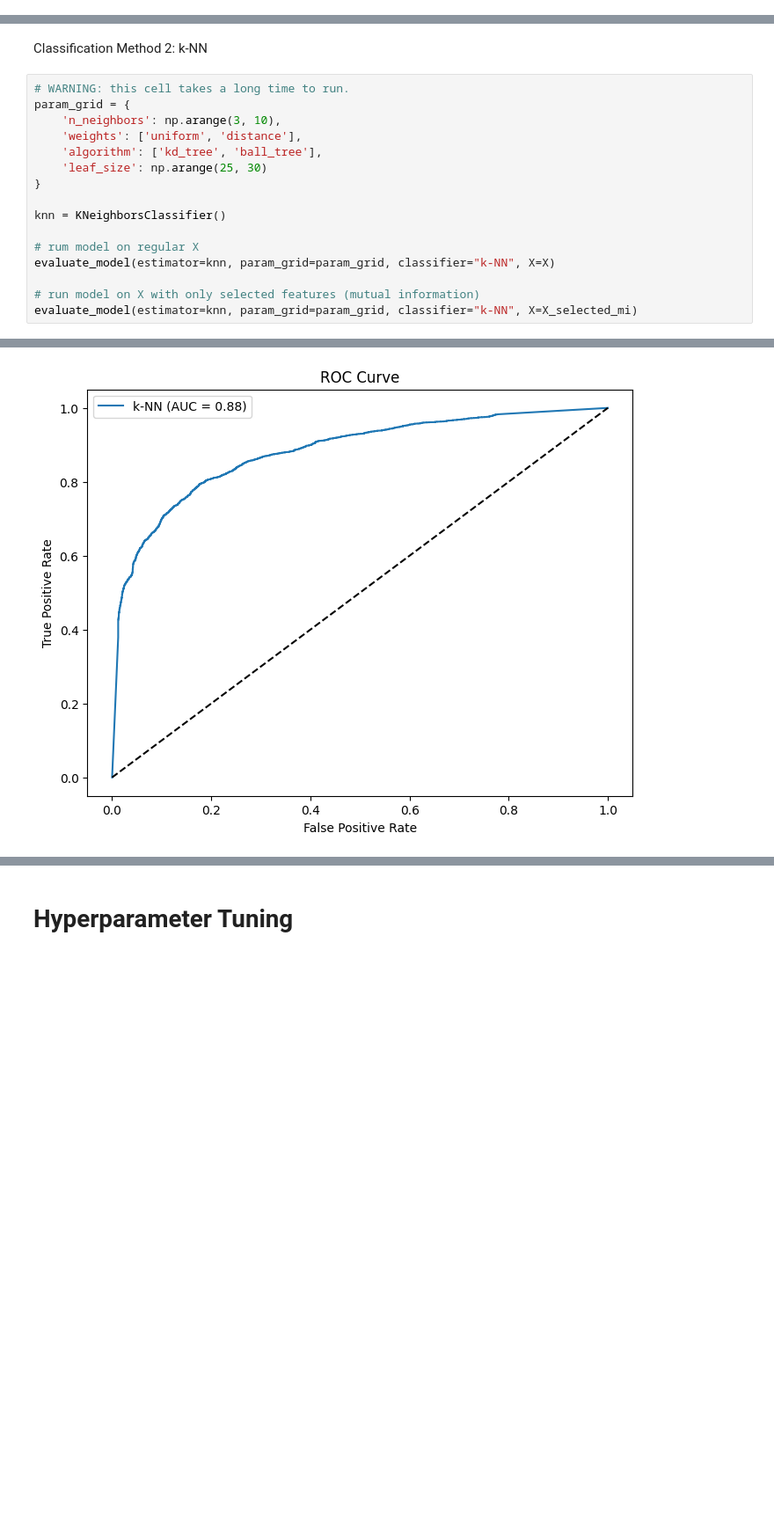
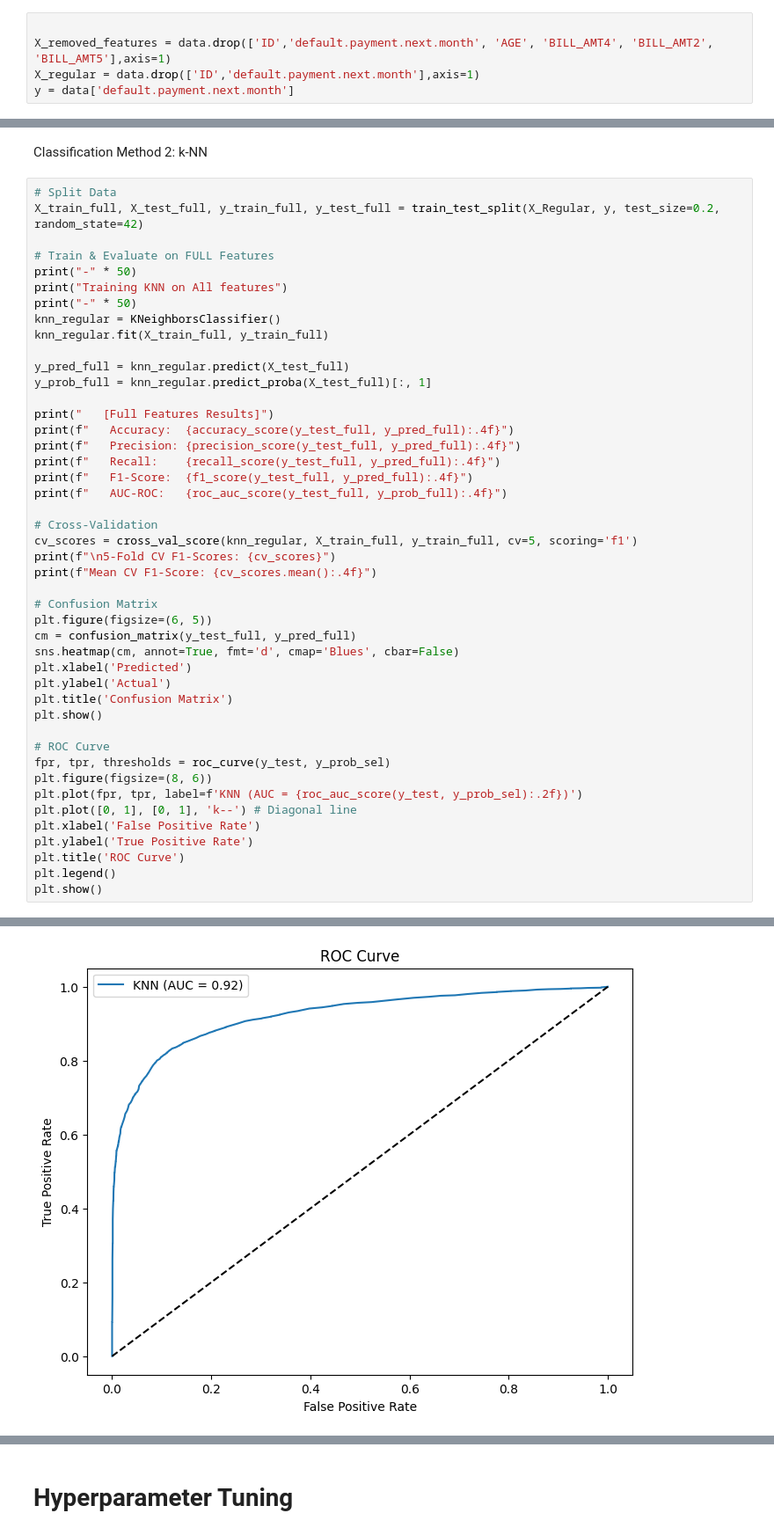
Before and after one commit to Preacho/Credit-Card-Default-Predicition, a Jupyter notebook: Final_Project_Delivery.ipynb, the cells around one changed output, grey strips where cells are left out. Shown at 88% size. Saved outputs shown, nothing was run; the diff lists cells and outputs as text; blank space fills up the shorter version.

Commit message:
modified classificaiton and hyperparameter tuning.
All classifier uses the same selected features dataset for comparison consistency

```diff
--- a/Final_Project_Delivery.ipynb
+++ b/Final_Project_Delivery.ipynb
@@ -734,6 +741,11 @@ X_selected_RFE = X_RFE[selected_feats]
 # %% [output]
 [figure]
 Selected Features (12): ['LIMIT_BAL', 'SEX', 'EDUCATION', 'PAY_0', 'PAY_2', 'PAY_AMT1', 'BILL_AMT1', 'BILL_AMT3', 'PAY_AMT2', 'MARRIAGE_1', 'MARRIAGE_2', 'MARRIAGE_3']
+# %%
+
+X_removed_features = data.drop(['ID','default.payment.next.month', 'AGE', 'BILL_AMT4', 'BILL_AMT2', 'BILL_AMT5'],axis=1)
+X_regular = data.drop(['ID','default.payment.next.month'],axis=1)
+y = data['default.payment.next.month']
 # %% [markdown]
 # Classification
 # %%
@@ -868,19 +931,48 @@ Mean CV F1-Score: 0.8264
 # %% [markdown]
 Classification Method 2: k-NN
 # %%
-# WARNING: this cell takes a long time to run.
-param_grid = {
-    'n_neighbors': np.arange(3, 10),
-    'weights': ['uniform', 'distance'],
-    'algorithm': ['kd_tree', 'ball_tree'],
-    'leaf_size': np.arange(25, 30)
-}
+# Split Data
+X_train_full, X_test_full, y_train_full, y_test_full = train_test_split(X_Regular, y, test_size=0.2, random_state=42)
 
-knn = KNeighborsClassifier()
+# Train & Evaluate on FULL Features
+print("-" * 50)
+print("Training KNN on All features")
+print("-" * 50)
+knn_regular = KNeighborsClassifier()
+knn_regular.fit(X_train_full, y_train_full)
 
-# rum model on regular X
-evaluate_model(estimator=knn, param_grid=param_grid, classifier="k-NN", X=X)
+y_pred_full = knn_regular.predict(X_test_full)
+y_prob_full = knn_regular.predict_proba(X_test_full)[:, 1]
 
-# run model on X with only selected features (mutual information)
-evaluate_model(estimator=knn, param_grid=param_grid, classifier="k-NN", X=X_selected_mi)
+print("   [Full Features Results]")
+print(f"   Accuracy:  {accuracy_score(y_test_full, y_pred_full):.4f}")
+print(f"   Precision: {precision_score(y_test_full, y_pred_full):.4f}")
+print(f"   Recall:    {recall_score(y_test_full, y_pred_full):.4f}")
+print(f"   F1-Score:  {f1_score(y_test_full, y_pred_full):.4f}")
+print(f"   AUC-ROC:   {roc_auc_score(y_test_full, y_prob_full):.4f}")
+
+# Cross-Validation
+cv_scores = cross_val_score(knn_regular, X_train_full, y_train_full, cv=5, scoring='f1')
+print(f"\n5-Fold CV F1-Scores: {cv_scores}")
+print(f"Mean CV F1-Score: {cv_scores.mean():.4f}")
+
+# Confusion Matrix
+plt.figure(figsize=(6, 5))
+cm = confusion_matrix(y_test_full, y_pred_full)
+sns.heatmap(cm, annot=True, fmt='d', cmap='Blues', cbar=False)
+plt.xlabel('Predicted')
+plt.ylabel('Actual')
+plt.title('Confusion Matrix')
+plt.show()
+
+# ROC Curve
+fpr, tpr, thresholds = roc_curve(y_test, y_prob_sel)
+plt.figure(figsize=(8, 6))
+plt.plot(fpr, tpr, label=f'KNN (AUC = {roc_auc_score(y_test, y_prob_sel):.2f})')
+plt.plot([0, 1], [0, 1], 'k--') # Diagonal line
+plt.xlabel('False Positive Rate')
+plt.ylabel('True Positive Rate')
+plt.title('ROC Curve')
+plt.legend()
+plt.show()
 # %% [output]
@@ -901 +992 @@ Mean CV F1-Score: 0.7866
-[figure, old version]
+[figure, new version]
```
Also changed, not shown: parts of 14 cells of this notebook.
